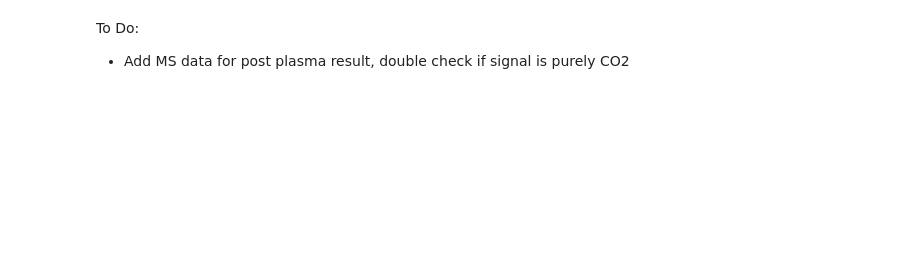
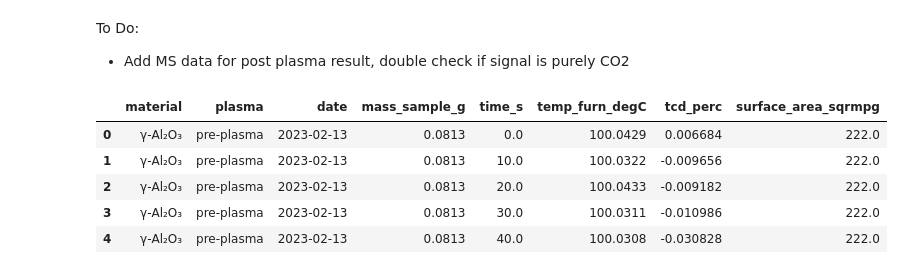
Before and after one commit to sbossier/ladca_incat_envecon_paper, a Jupyter notebook: ipynb/visualisation_co2_tpd.ipynb, the cells around one changed output. Saved outputs shown, nothing was run; the diff lists cells and outputs as text; code cells hidden in the pictures; blank space fills up the shorter version.

```diff
--- a/ipynb/visualisation_co2_tpd.ipynb
+++ b/ipynb/visualisation_co2_tpd.ipynb
@@ -92,6 +92,15 @@ co2_tpd_data = data['co2_tpd']
 co2_tpd_fitting_data = data['co2_tpd_fitting']
 uptake_data = data['uptake']
 notes_data = data['notes']
+# %%
+co2_tpd_data.head()
+# %% [output]
+|  | material | plasma | date | mass_sample_g | time_s | temp_furn_degC | tcd_perc | surface_area_sqrmpg |
+| 0 | γ-Al₂O₃ | pre-plasma | 2023-02-13 | 0.0813 | 0.0 | 100.0429 | 0.006684 | 222.0 |
+| 1 | γ-Al₂O₃ | pre-plasma | 2023-02-13 | 0.0813 | 10.0 | 100.0322 | -0.009656 | 222.0 |
+| 2 | γ-Al₂O₃ | pre-plasma | 2023-02-13 | 0.0813 | 20.0 | 100.0433 | -0.009182 | 222.0 |
+| 3 | γ-Al₂O₃ | pre-plasma | 2023-02-13 | 0.0813 | 30.0 | 100.0311 | -0.010986 | 222.0 |
+| 4 | γ-Al₂O₃ | pre-plasma | 2023-02-13 | 0.0813 | 40.0 | 100.0308 | -0.030828 | 222.0 |
 # %%
 # The materials of interest
 materials_of_interest = [
```
Also changed, not shown: parts of 2 cells of this notebook, 1 other file.
